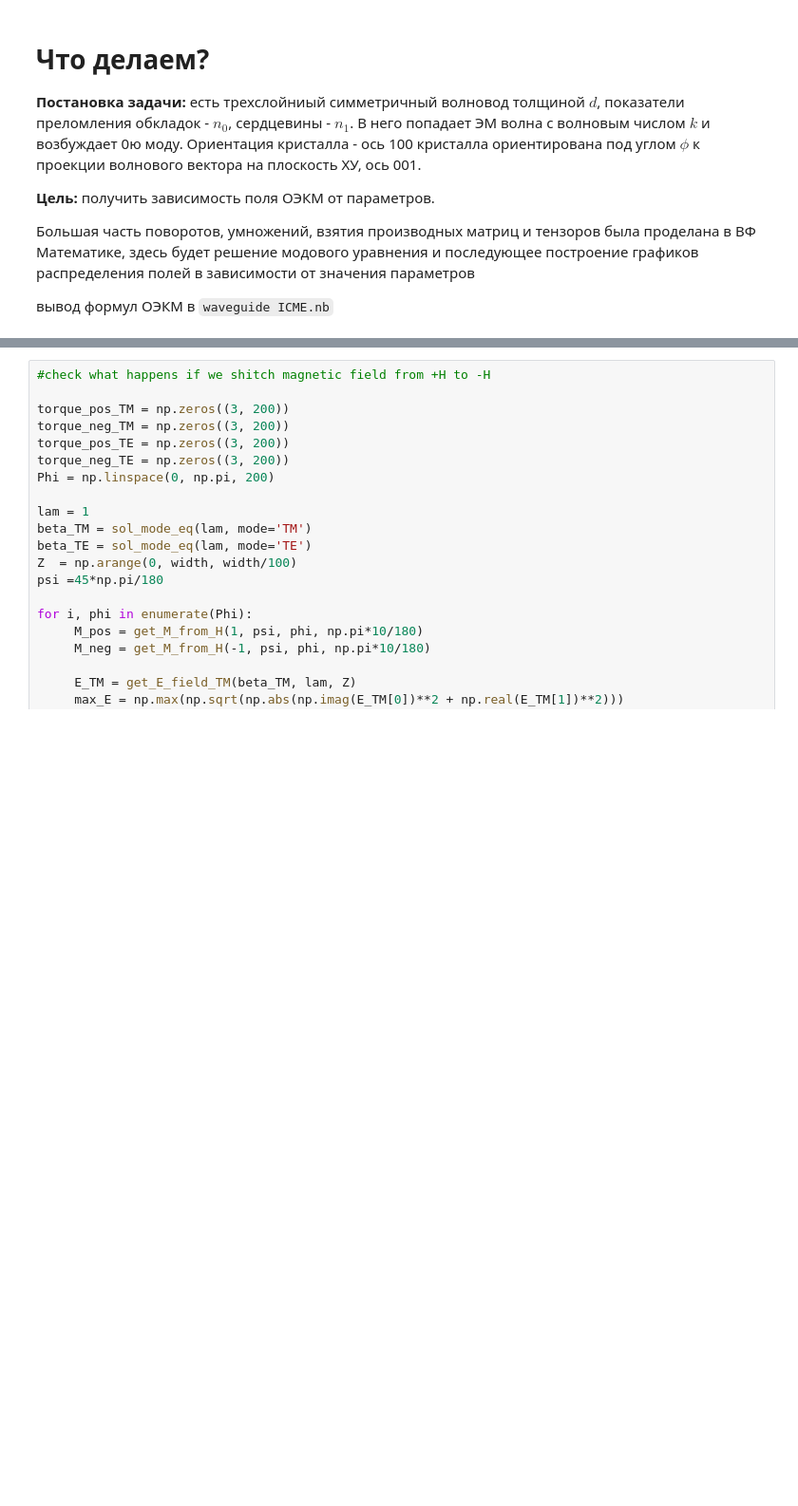
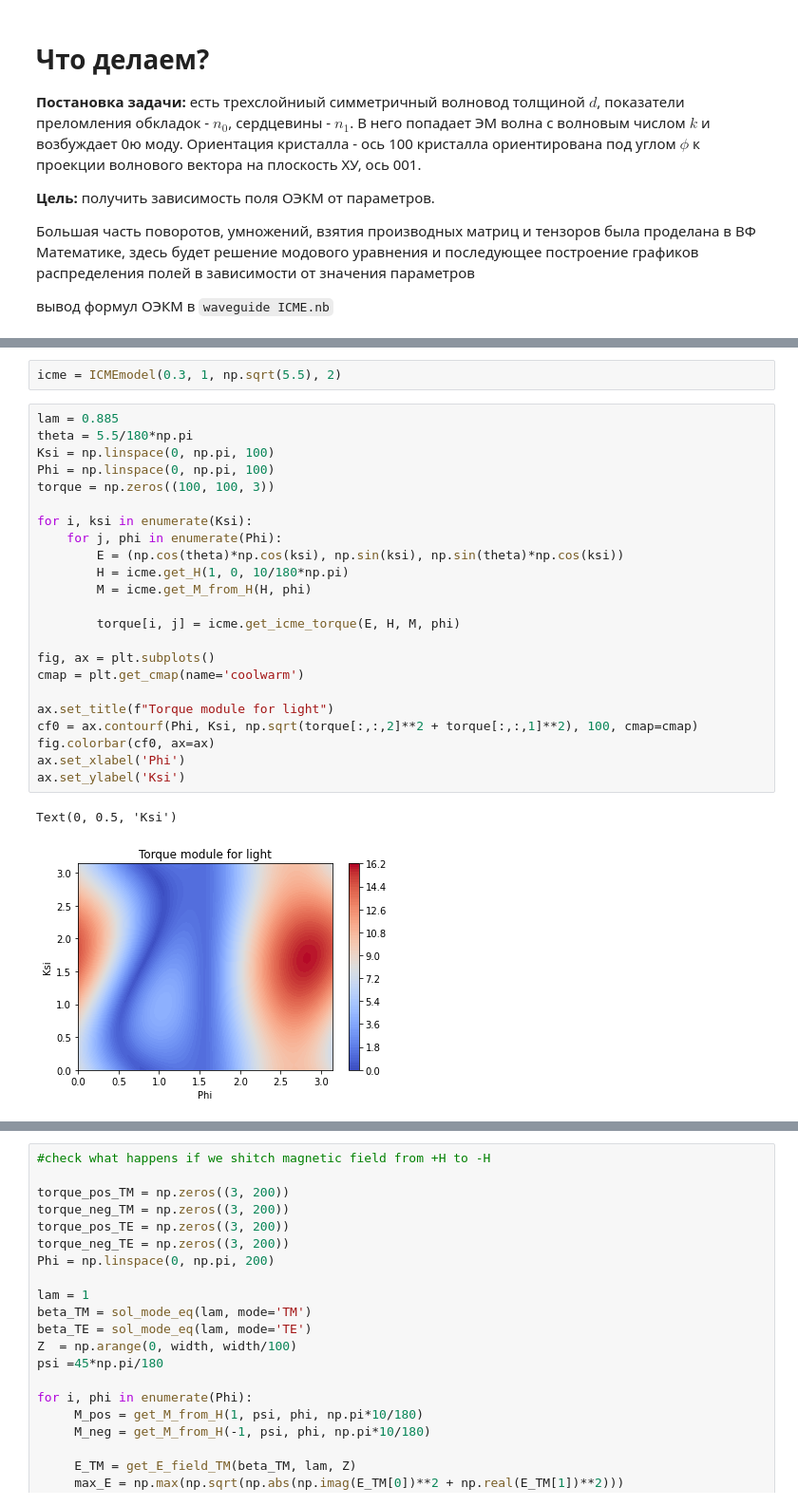
Before and after one commit to Semyonov-as/Python_Modelling, a Jupyter notebook: Waveguide_ICME.ipynb, the cells around one changed output, grey strips where cells are left out. Shown: that part at 95% size. Drawn from its saved outputs; the diff is of its cells as text; blank space fills up the shorter version.

Commit message:
refactored ICME

```diff
--- a/Waveguide_ICME.ipynb
+++ b/Waveguide_ICME.ipynb
@@ -15,3 +17,31 @@ import numpy as np
 вывод формул ОЭКМ в <code>waveguide ICME.nb</code>
 # %% [markdown]
 ![shit](1x/2.png)
+# %%
+icme = ICMEmodel(0.3, 1, np.sqrt(5.5), 2)
+# %%
+lam = 0.885
+theta = 5.5/180*np.pi
+Ksi = np.linspace(0, np.pi, 100)
+Phi = np.linspace(0, np.pi, 100)
+torque = np.zeros((100, 100, 3))
+
+for i, ksi in enumerate(Ksi):
+    for j, phi in enumerate(Phi):
+        E = (np.cos(theta)*np.cos(ksi), np.sin(ksi), np.sin(theta)*np.cos(ksi))
+        H = icme.get_H(1, 0, 10/180*np.pi)
+        M = icme.get_M_from_H(H, phi)
+
+        torque[i, j] = icme.get_icme_torque(E, H, M, phi)
+
+fig, ax = plt.subplots()
+cmap = plt.get_cmap(name='coolwarm')
+
+ax.set_title(f"Torque module for light")
+cf0 = ax.contourf(Phi, Ksi, np.sqrt(torque[:,:,2]**2 + torque[:,:,1]**2), 100, cmap=cmap)
+fig.colorbar(cf0, ax=ax)
+ax.set_xlabel('Phi')
+ax.set_ylabel('Ksi')
+# %% [output]
+Text(0, 0.5, 'Ksi')
+[figure, added]
```
Also changed, not shown: parts of 5 cells of this notebook, 1 other file.
